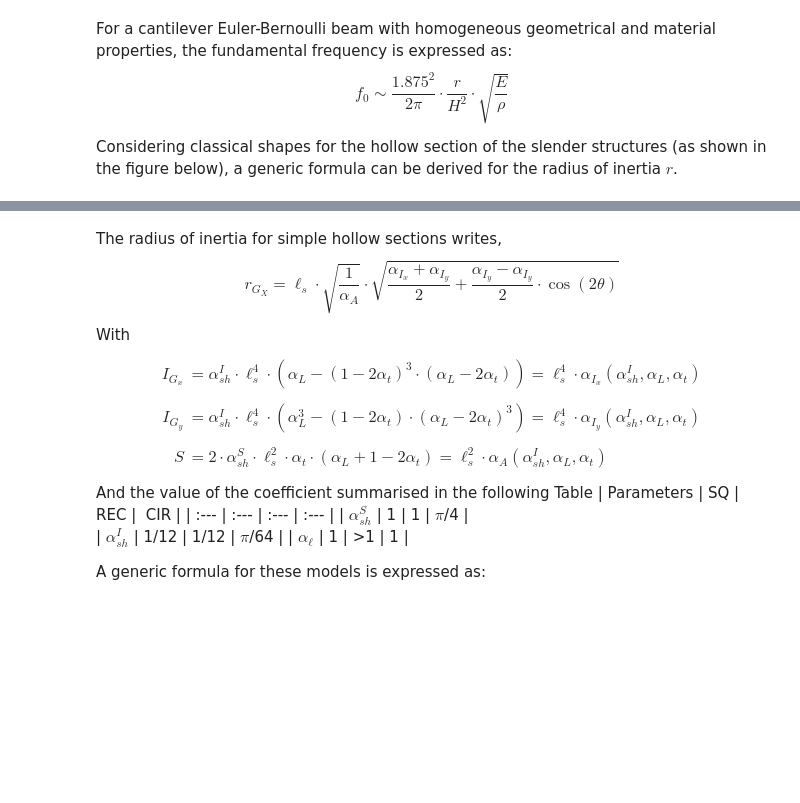
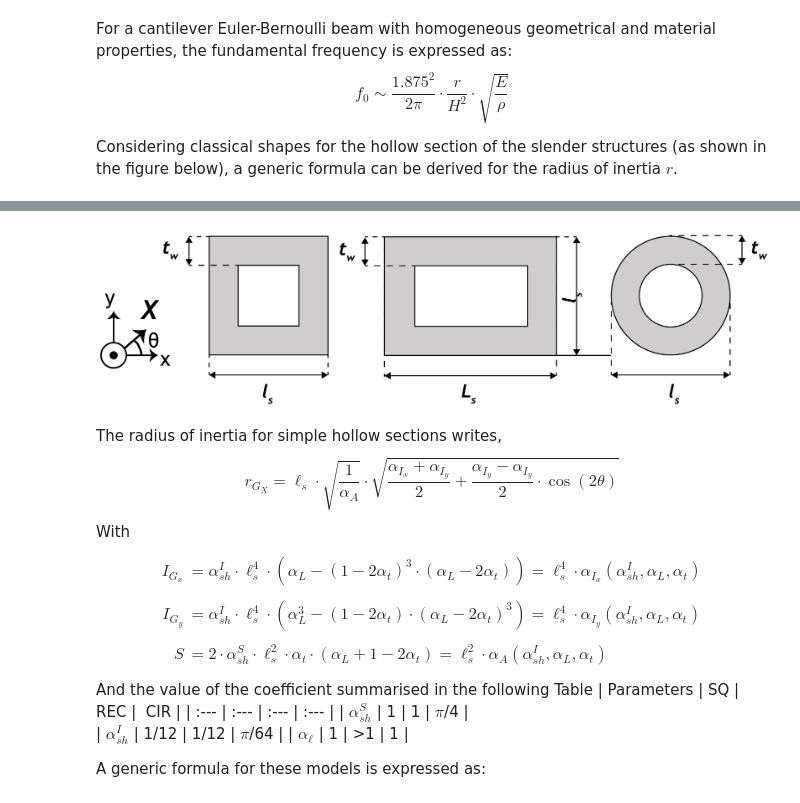
Before and after one commit to MArnaud/TURRIS, a Jupyter notebook: Empirical_Physical_Relation.ipynb, the cells around one changed output, grey strips where cells are left out. Cells and saved outputs as stored; diff of their text form; code cells hidden in the pictures; blank space fills up the shorter version.

```diff
--- a/Empirical_Physical_Relation.ipynb
+++ b/Empirical_Physical_Relation.ipynb
@@ -225,3 +221,8 @@ Considering classical shapes for the hollow section of the slender structures (a
+# %%
+from IPython.display import Image
+Image(filename="figure/fig_geo_section.png", width="800")
+# %% [output]
+[figure, added]
 # %% [markdown]
 The radius of inertia for simple hollow sections writes,
 \begin{equation}
```
Also changed, not shown: parts of 1 cell of this notebook.
